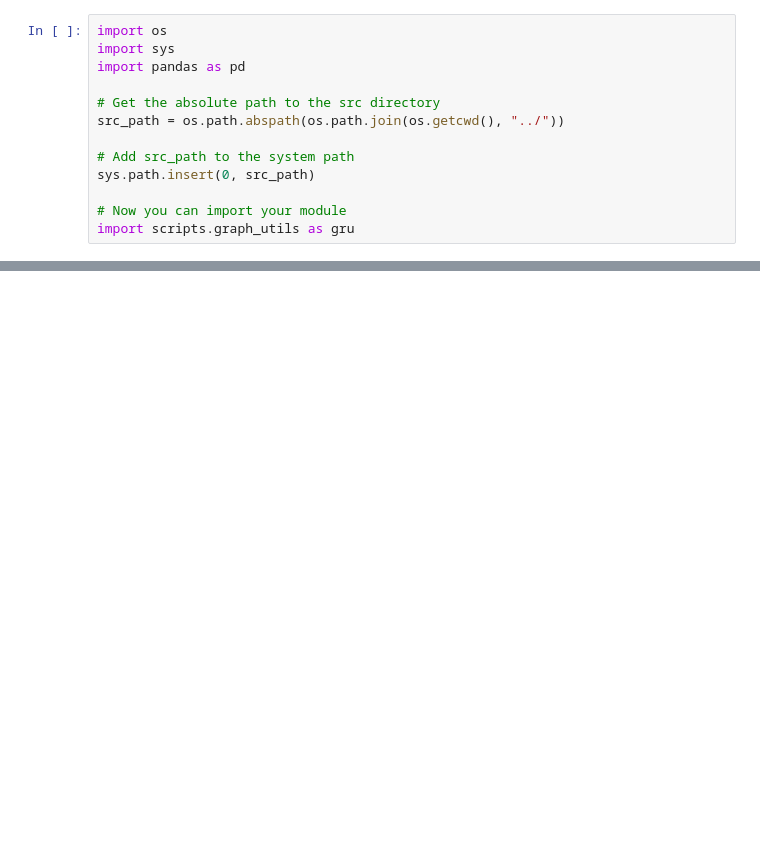
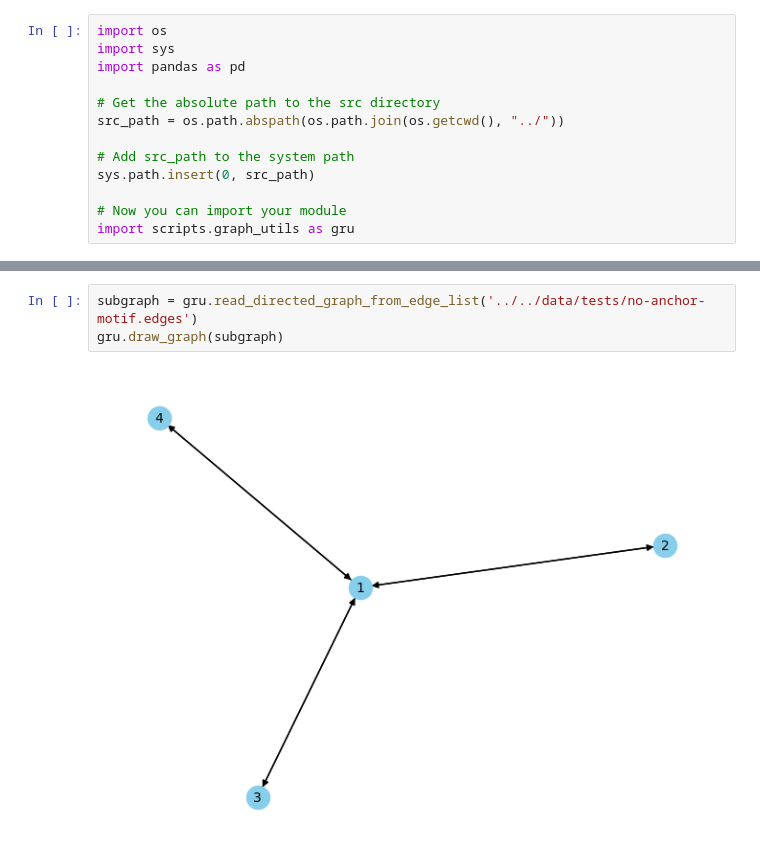
Before and after one commit to viniciusmioto/social_networks_analysis, a Jupyter notebook: src/old/test.ipynb, the cells around one changed output, grey strips where cells are left out. Cells and saved outputs as stored; diff of their text form; blank space fills up the shorter version.

```diff
--- a/src/old/test.ipynb
+++ b/src/old/test.ipynb
@@ -26,0 +19,5 @@ for i, subgraph in enumerate(gru.generate_subgraphs(graph, 4)):
+# %%
+subgraph = gru.read_directed_graph_from_edge_list('../../data/tests/no-anchor-motif.edges')
+gru.draw_graph(subgraph)
+# %% [output]
+[figure, added]
```
Also changed, not shown: parts of 5 cells of this notebook, 4 other files.
